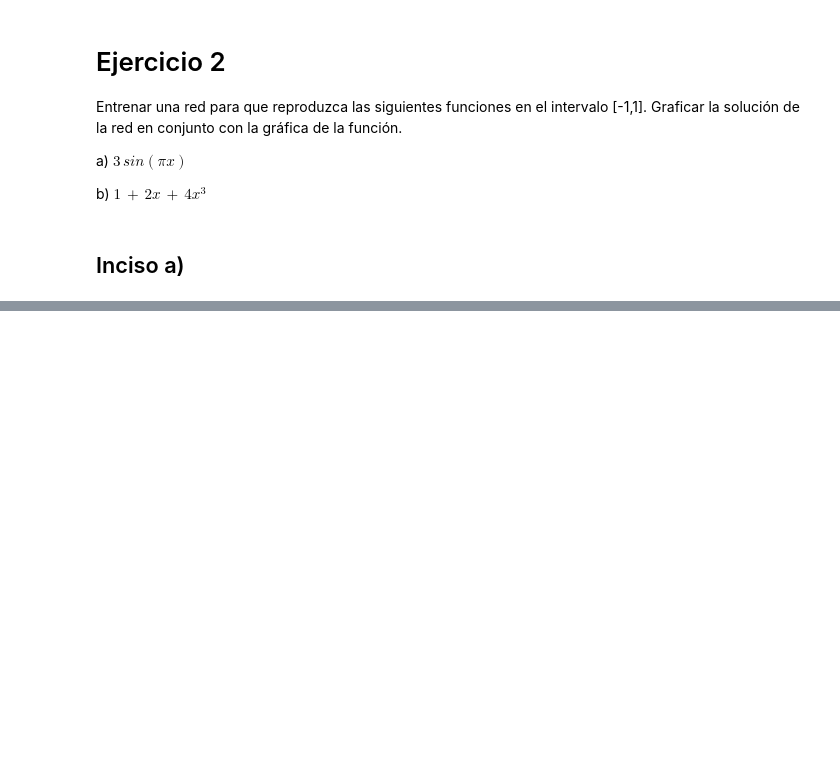
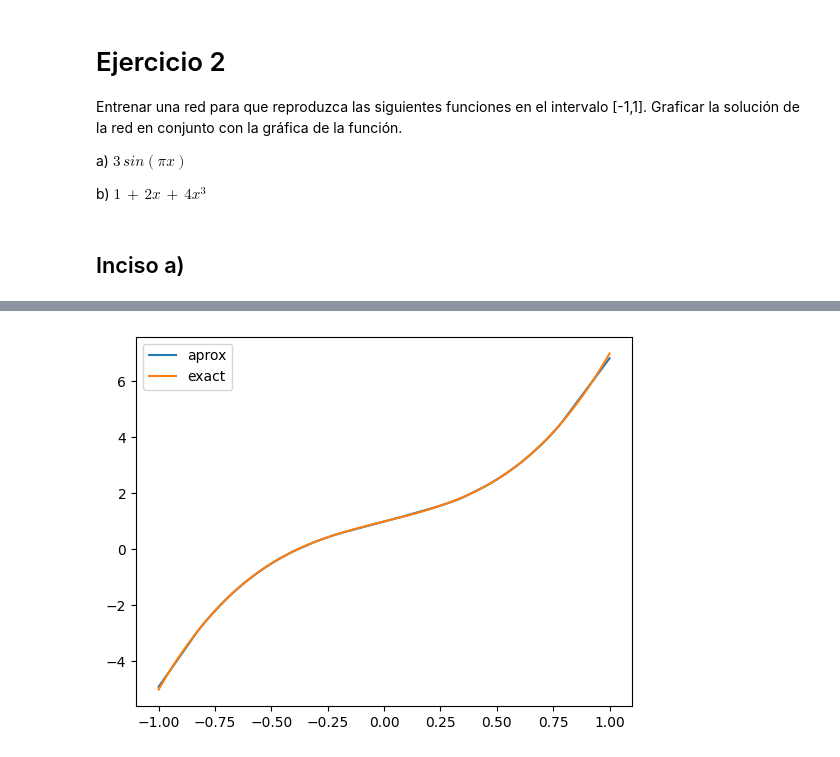
Before and after one commit to Alberto-Pedraza/Tarea5rna, a Jupyter notebook: Tarea5AlbertoP.ipynb, the cells around one changed output, grey strips where cells are left out. Cells and saved outputs as stored; diff of their text form; code cells hidden in the pictures; blank space fills up the shorter version.

```diff
--- a/Tarea5AlbertoP.ipynb
+++ b/Tarea5AlbertoP.ipynb
@@ -210,0 +345,7 @@ b) $1\,+\, 2x\, +\, 4x^3$
+# %%
+b=modelpol.predict(x)
+plt.plot(x,b,label="aprox")
+plt.plot(x, 1. + 2.*x + 4.*tf.math.pow(x,3), label="exact")
+plt.legend()
+plt.show()
+# %% [output]
@@ -210,0 +353 @@ b) $1\,+\, 2x\, +\, 4x^3$
+[figure, added]
```
Also changed, not shown: parts of 11 cells of this notebook.
